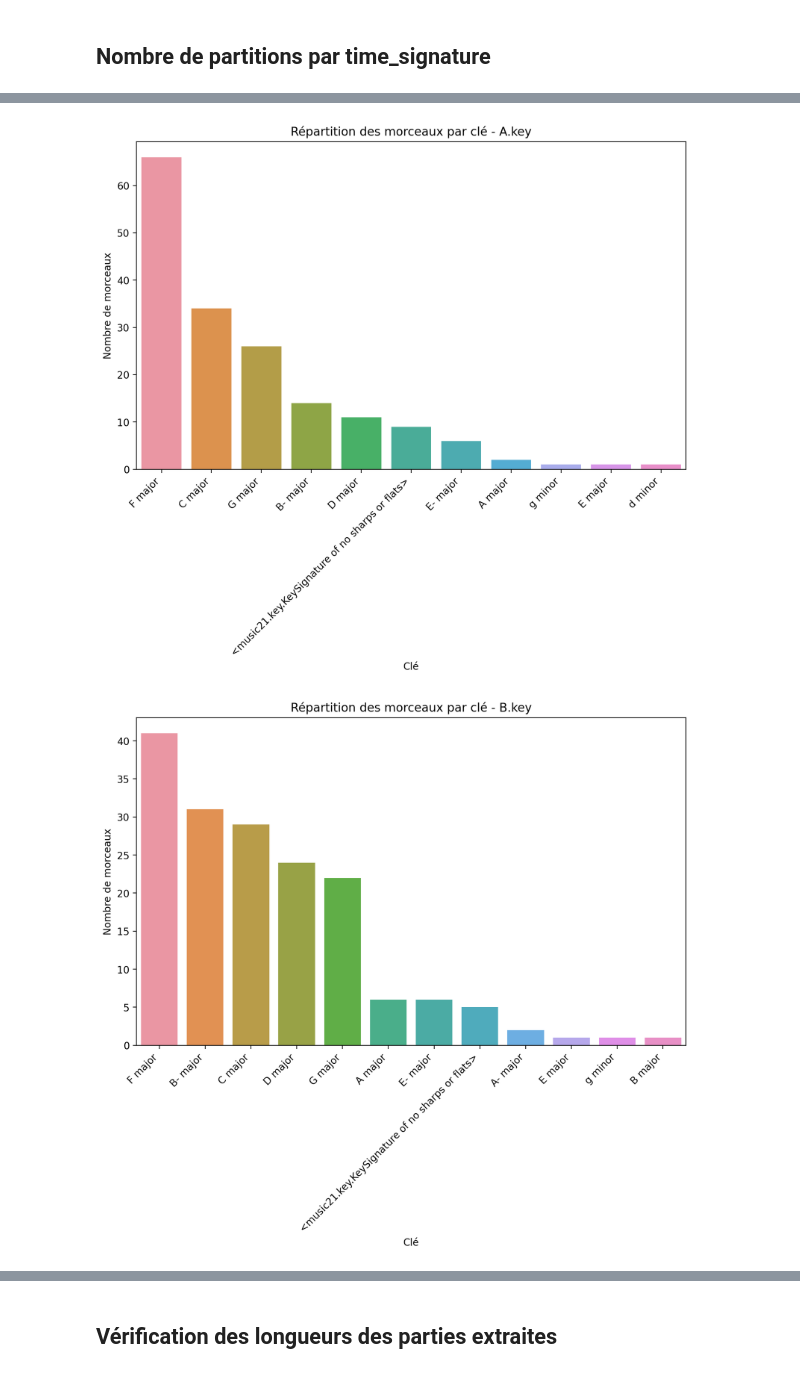
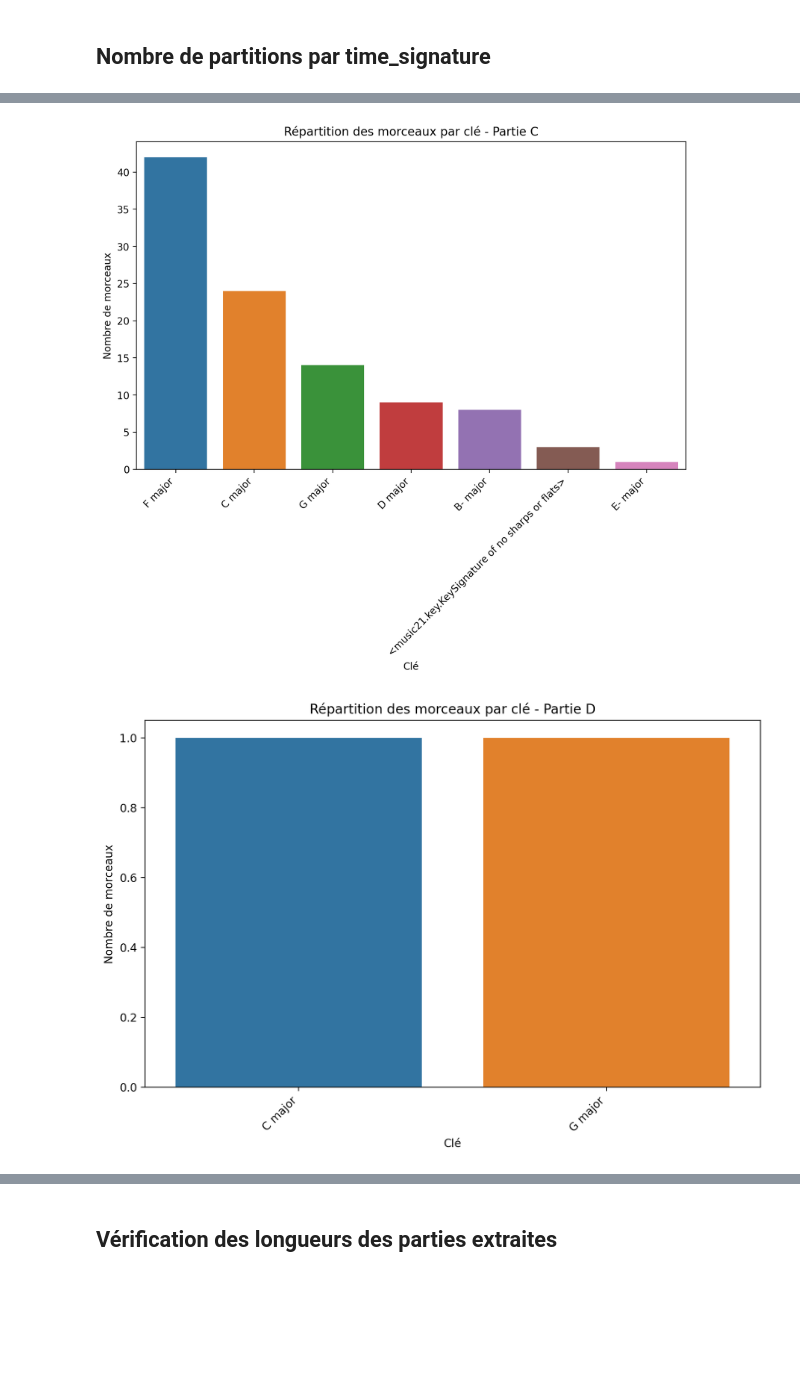
Before and after one commit to Gowthraven/Projet_M2, a Jupyter notebook: Dataset_Stats.ipynb, the cells around one changed output, grey strips where cells are left out. Drawn from its saved outputs; the diff is of its cells as text; code cells hidden in the pictures; blank space fills up the shorter version.

```diff
--- a/Dataset_Stats.ipynb
+++ b/Dataset_Stats.ipynb
@@ -38,12 +76,10 @@ Name: time_signature, dtype: int64
 # %%
-# Compter le nombre de morceaux par clé
-
-count_by_key = df[df['A.key'].notnull()]['A.key'].value_counts()
+count_by_key = df[df['C.key'].notnull()]['C.key'].value_counts()
 sorted_keys = count_by_key.sort_values(ascending=False).index
 
 plt.figure(figsize=(10, 6))
-ax = sns.countplot(x='A.key', data=df[df['A.key'].notnull()], order=sorted_keys)
-plt.title('Répartition des morceaux par clé - A.key')
+ax = sns.countplot(x='C.key', data=df[df['C.key'].notnull()], order=sorted_keys)
+plt.title('Répartition des morceaux par clé - Partie C')
 plt.xlabel('Clé')
 plt.ylabel('Nombre de morceaux')
 
@@ -51,19 +87,20 @@ ax.set_xticklabels(ax.get_xticklabels(), rotation=45, ha="right")
 
 plt.show()
 # %% [output]
-[figure, old version]
+[figure, new version]
 # %%
-count_by_key = df[df['B.key'].notnull()]['B.key'].value_counts()
+count_by_key = df[df['D.key'].notnull()]['D.key'].value_counts()
 sorted_keys = count_by_key.sort_values(ascending=False).index
 
 plt.figure(figsize=(10, 6))
-ax = sns.countplot(x='B.key', data=df[df['B.key'].notnull()], order=sorted_keys)
-plt.title('Répartition des morceaux par clé - B.key')
+ax = sns.countplot(x='D.key', data=df[df['D.key'].notnull()], order=sorted_keys)
+plt.title('Répartition des morceaux par clé - Partie D')
 plt.xlabel('Clé')
 plt.ylabel('Nombre de morceaux')
 
+# Incliner les étiquettes de l'axe des x
 ax.set_xticklabels(ax.get_xticklabels(), rotation=45, ha="right")
 
 plt.show()
 # %% [output]
-[figure, old version]
+[figure, new version]
```
Also changed, not shown: parts of 25 cells of this notebook.
